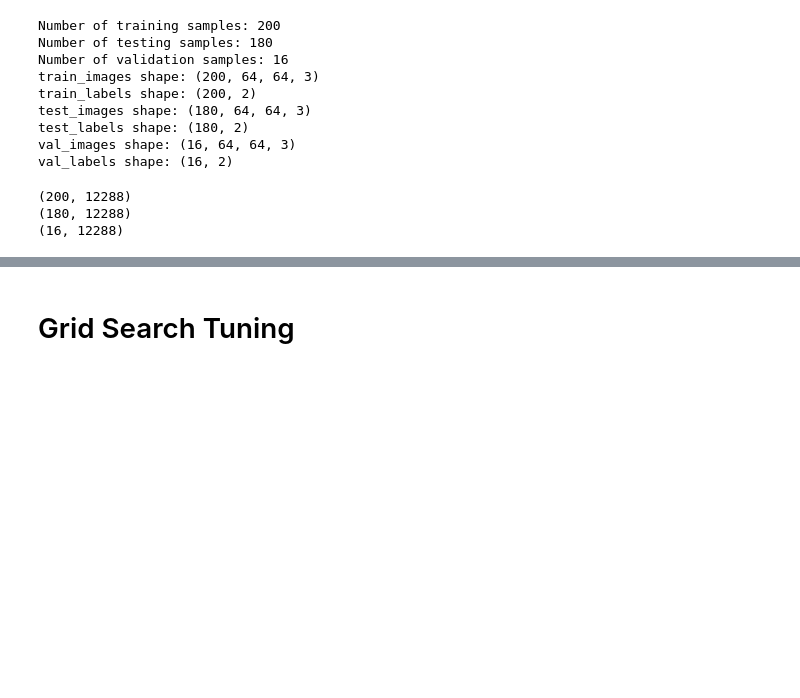
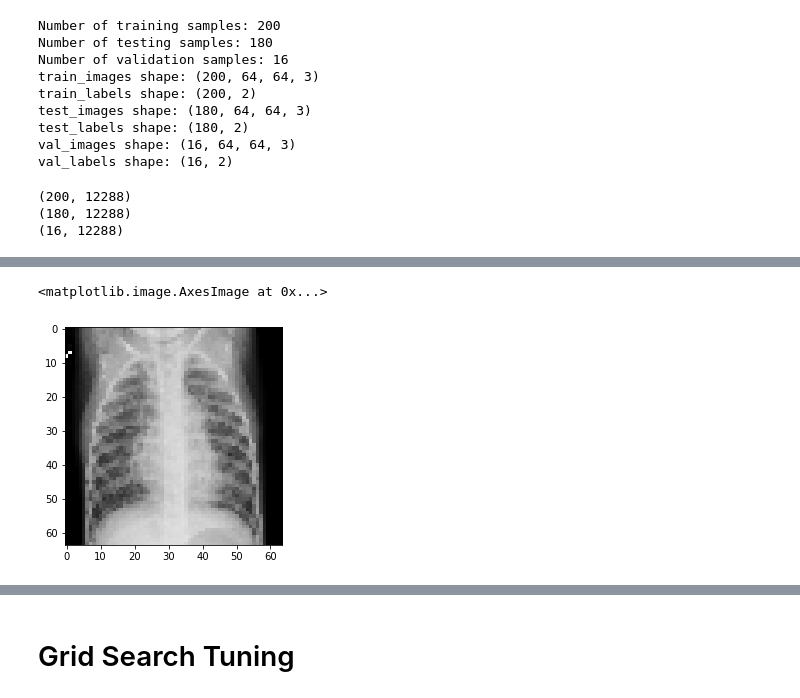
Before and after one commit to INV-VTL/P4-Project, a Jupyter notebook: Notebook.ipynb, the cells around one changed output, grey strips where cells are left out. Cells and saved outputs as stored; diff of their text form; code cells hidden in the pictures; blank space fills up the shorter version.

```diff
--- a/Notebook.ipynb
+++ b/Notebook.ipynb
@@ -363,3 +375,8 @@ val_y = np.reshape(val_labels[:,0], (16,1))
+# %%
+display(plt.imshow(train_images[2]))
+# %% [output]
+<matplotlib.image.AxesImage at 0x...>
+[figure, added]
 # %%
 from keras import models
 from keras import layers
```
Also changed, not shown: parts of 30 cells of this notebook, 3 other files.
